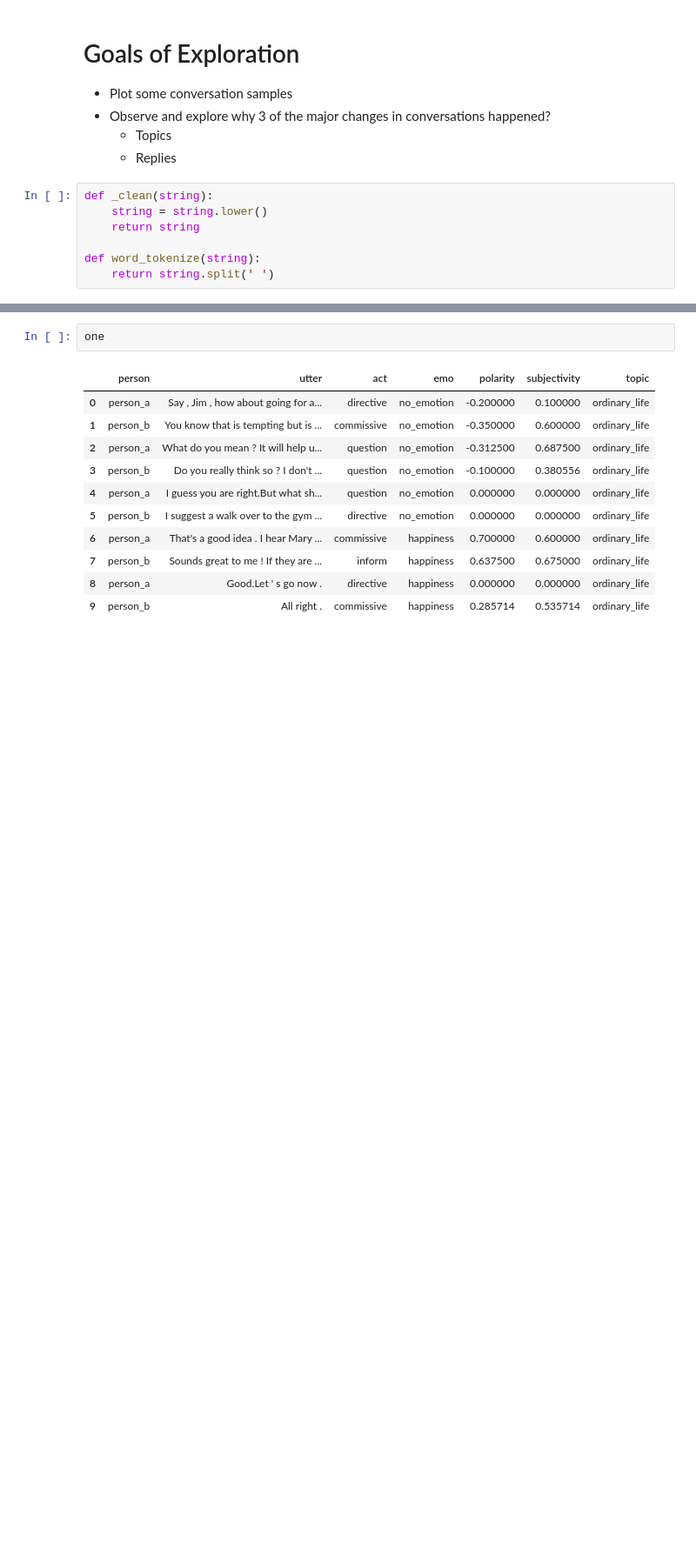
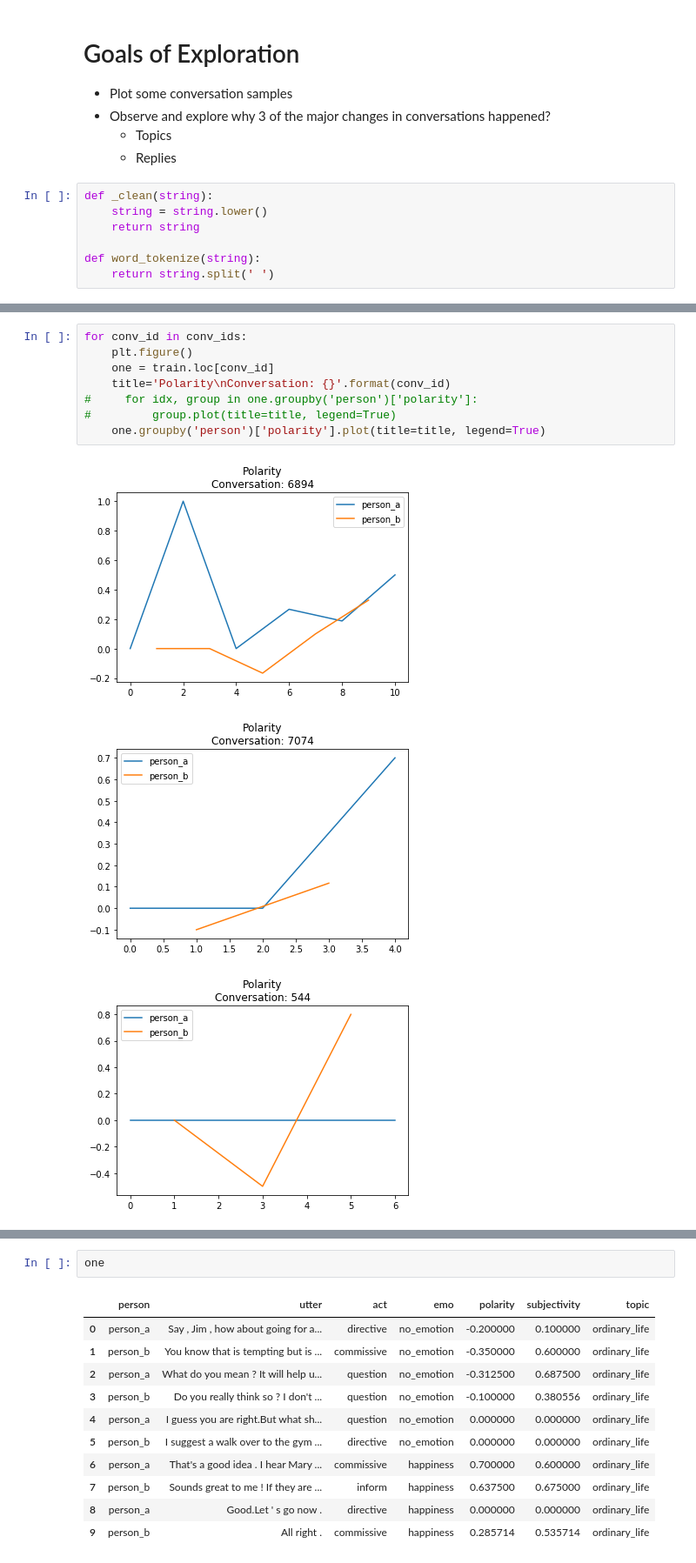
Before and after one commit to Ryanglambert/daily_dialogue, a Jupyter notebook: EDA.ipynb, the cells around one changed output, grey strips where cells are left out. Shown at 87% size. Cells and saved outputs as stored; diff of their text form; blank space fills up the shorter version.

```diff
--- a/EDA.ipynb
+++ b/EDA.ipynb
@@ -87,0 +104,12 @@ Name: polarity, dtype: object
+# %%
+for conv_id in conv_ids:
+    plt.figure()
+    one = train.loc[conv_id]
+    title='Polarity\nConversation: {}'.format(conv_id)
+#     for idx, group in one.groupby('person')['polarity']:
+#         group.plot(title=title, legend=True)
+    one.groupby('person')['polarity'].plot(title=title, legend=True)
+# %% [output]
+[figure, added]
+[figure, added]
+[figure, added]
```
Also changed, not shown: parts of 9 cells of this notebook.
